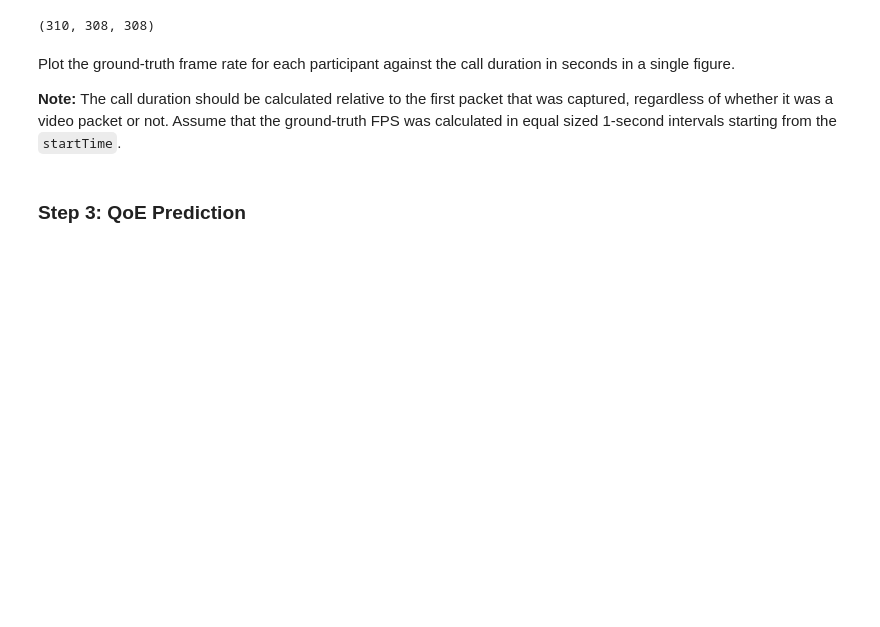
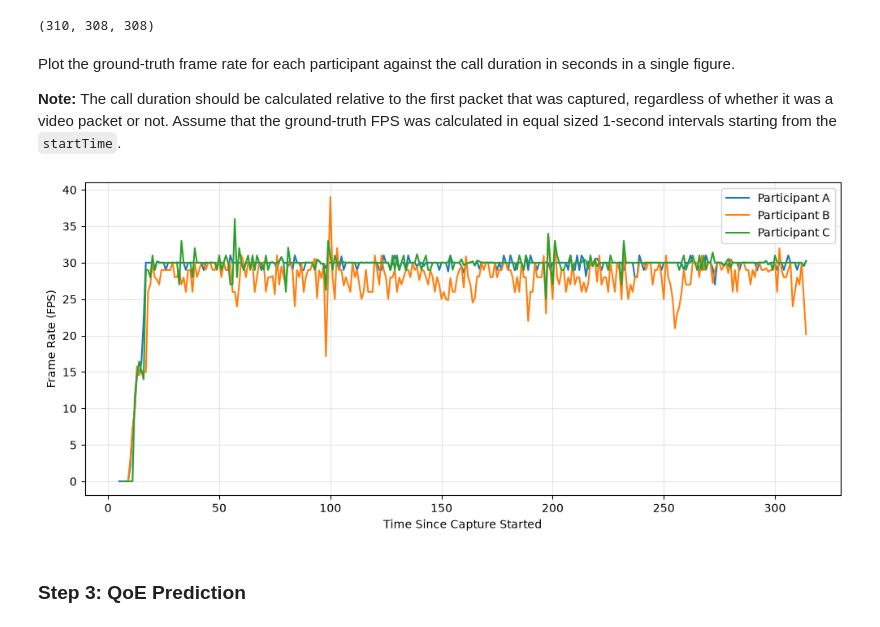
Before and after one commit to Ashy46/ml-for-systems-hws, a Jupyter notebook: assignment-2/video-conference-qoe.ipynb, the cells around one changed output. Cells and saved outputs as stored; diff of their text form; code cells hidden in the pictures; blank space fills up the shorter version.

```diff
--- a/assignment-2/video-conference-qoe.ipynb
+++ b/assignment-2/video-conference-qoe.ipynb
@@ -150,6 +148,7 @@ Extract the SSRC Identifier field for each video packet in the trace using the `
 **Note:** You will notice that there are more SSRCs than the total number of participants. Only consider the SSRCs that appeared for at least 5 seconds during the call. Discard the rest of the streams.
 # %%
 # 1. How long each SSRC was active, video SSRCs only
+teams_df['SSRC'] = teams_df['Info'].str.extract(r'SSRC=(0x[0-9A-Fa-f]+)', expand=False)
 is_video = teams_df['Info'].str.contains(r'DynamicRTP-Type-(?:102|107)', na=False)
 ssrc_times = teams_df[is_video].groupby('SSRC')['Time'].agg(['min', 'max', 'count'])
 ssrc_times['seconds'] = (ssrc_times['max'] - ssrc_times['min']).dt.total_seconds()
@@ -212,6 +211,25 @@ len(FPS_A['values']), len(FPS_B['values']), len(FPS_C['values'])
 Plot the ground-truth frame rate for each participant against the call duration in seconds in a single figure.
 
 **Note:** The call duration should be calculated relative to the first packet that was captured, regardless of whether it was a video packet or not. Assume that the ground-truth FPS was calculated in equal sized 1-second intervals starting from the `startTime`.
+# %%
+import matplotlib.pyplot as plt
+import numpy as np
+
+startTime = teams_df['Time'].min()
+
+plt.figure(figsize=(12, 5))
+for name, fps in [('A', FPS_A), ('B', FPS_B), ('C', FPS_C)]:
+    offset = (pd.Timestamp(fps['startTime']) - startTime).total_seconds()
+    x = offset + np.arange(len(fps['values']))
+    plt.plot(x, fps['values'], label=f"Participant {name}")
+
+plt.xlabel("Time Since Capture Started")
+plt.ylabel("Frame Rate (FPS)")
+plt.legend()
+plt.grid(alpha=0.3)
+plt.show()
+# %% [output]
+[figure, added]
 # %% [markdown]
 ### Step 3: QoE Prediction
 # %% [markdown]
```
Also changed, not shown: parts of 3 cells of this notebook.
